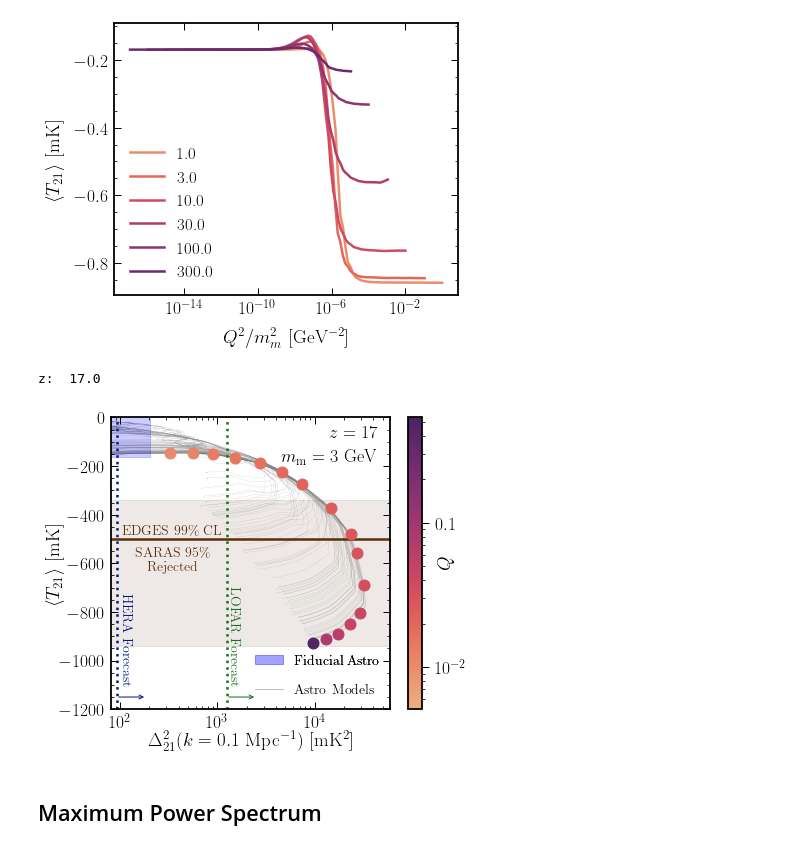
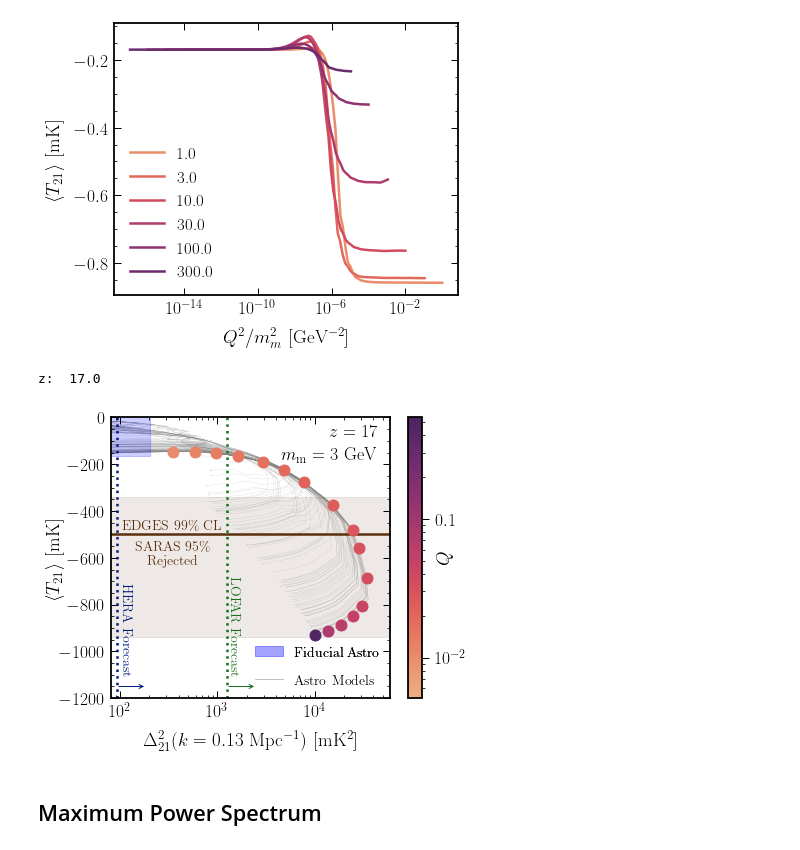
Before and after one commit to hongwanliu/millicharged_DM_with_bath, a Jupyter notebook: notebooks/combine_diff_models.ipynb, the cells around one changed output. Cells and saved outputs as stored; diff of their text form; code cells hidden in the pictures.

Commit message:
updated to use 0.2h per Mpc, added new HERA

```diff
--- a/notebooks/combine_diff_models.ipynb
+++ b/notebooks/combine_diff_models.ipynb
@@ -360,5 +363,5 @@ print(rel_bounds_df)
 # %%
-power_spec_ary = dill.load(open('/scratch/gpfs/hongwanl/millicharged_DM_with_bath/power_spec/all_models/power_spec_at_0_1_per_Mpc.p', 'rb'))
+power_spec_ary = dill.load(open('/scratch/gpfs/hongwanl/millicharged_DM_with_bath/power_spec/all_models/power_spec_at_0_134_per_Mpc.p', 'rb'))
 
 plt.rc('axes', prop_cycle=cycler('color', sns.color_palette('flare', 6)))
 
@@ -368,14 +371,14 @@ k_ary, delta2_ary = T21_fluc.power_spec
 
 print('Q: ', T21_fluc.data_dict['Q'][20])
 print('m_m in GeV: ', T21_fluc.data_dict['m_m'][mm_ind])
-print('k in Mpc^-1: ', k_ary[1536])
+print('k in Mpc^-1: ', k_ary[1601])
 
 plt.figure()
 
 plt.yscale('log')
 
 plt.xlabel(r'$z$')
-plt.ylabel(r'$\Delta_{21}^2$ [mK$^2$]')
+plt.ylabel(r'$\Delta_{21}^2(k = 0.13$ Mpc$^{-1}$) [mK$^2$]')
 
 # plt.title(r'\bf{21-cm Power Spectrum}')
 
@@ -406,7 +409,7 @@ astro_fiducial_plot = plt.fill_between(astro_models_z_ary, max_PK, min_PK, color
 
 palette = sns.color_palette('dark')
 
-color_dict = {'MWA 32T': palette[0], 'HERA': palette[1], 'LOFAR': palette[2], 'MWA phase I': palette[3]}
+color_dict = {'MWA 32T': palette[0], 'HERA': palette[1], 'LOFAR': palette[2], 'MWA phase I': palette[3], 'PAPER': palette[4], 'MWA phase II': palette[3]}
 
 for z,delta_squared,tele in zip(
     rel_bounds_df['redshift'], rel_bounds_df['delta_squared'], rel_bounds_df['telescope']
@@ -414,19 +417,26 @@ for z,delta_squared,tele in zip(
 
     plt.scatter(z, delta_squared, color=color_dict[tele], linewidth=1)
 
-    ax.annotate(
-        "", xy=(z*1.002, delta_squared),
-        xytext=(z*1.002, delta_squared/5),
-        arrowprops=dict(arrowstyle="<-", color=color_dict[tele], linewidth=3)
-    )
+    if tele == 'HERA':
+        ax.annotate(
+            "", xy=(z*1.002, delta_squared),
+            xytext=(z*1.002, delta_squared/2.8),
+            arrowprops=dict(arrowstyle="<-", color=color_dict[tele], linewidth=3)
+        )
+    else:
+        ax.annotate(
+            "", xy=(z*1.002, delta_squared),
+            xytext=(z*1.002, delta_squared/5),
+            arrowprops=dict(arrowstyle="<-", color=color_dict[tele], linewidth=3)
+        )
 
 # plt.text(x=10, y=3e5, s=r'$m_\mathrm{m}$ = 3 GeV', fontsize=16)
-plt.text(x=23, y=2e7, s=r'$k$ = 0.1 Mpc$^{-1}$', fontsize=16)
+plt.text(x=22.7, y=2e7, s=r'$k$ = 0.13 Mpc$^{-1}$', fontsize=16)
 
-plt.text(x=11.5, y=3e5, s='MWA 32T', fontsize=14, color=palette[0])
-plt.text(x=11, y=2e4, s='HERA', fontsize=14, color=palette[1])
-plt.text(x=9.3, y=5e3, s='LOFAR', fontsize=14, color=palette[2])
-plt.text(x=16, y=1e6, s='MWA Phase I', fontsize=14, color=palette[3])
+plt.text(x=12.2, y=1.2e7, s='MWA 32T', fontsize=14, color=palette[0])
+plt.text(x=10.7, y=9e3, s='HERA', fontsize=14, color=palette[1])
+plt.text(x=9.5, y=3e4, s='LOFAR', fontsize=14, color=palette[2])
+# plt.text(x=16, y=1e6, s='MWA Phase I', fontsize=14, color=palette[3])
 
 
 legend1 = plt.legend(handles=[all_astro_plot], fontsize=14, bbox_to_anchor=(1, 0.9))
@@ -734,35 +744,35 @@ ax.annotate(
     arrowprops=dict(arrowstyle="<-", color=palette[2], linewidth=1)
 )
 
-plt.xlabel(r'$\Delta_{21}^2  (k = 0.1$ Mpc$^{-1}$) [mK$^2$]', labelpad=-1)
+plt.xlabel(r'$\Delta_{21}^2  (k = 0.13$ Mpc$^{-1}$) [mK$^2$]')
 plt.ylabel(r'$\langle T_{21} \rangle$ [mK]', labelpad=-5)
 
 
 legend1 = plt.legend(handles=[all_astro_plot], fontsize=14, bbox_to_anchor=(0.47, 0.13))
 legend2 = plt.legend(handles=[astro_fiducial_plot], fontsize=14, bbox_to_anchor=(0.47, 0.23))
 
 ax = plt.gca()
 
 cbar = plt.colorbar(cm.ScalarMappable(norm=colors.LogNorm(vmin=Qlis[Q_min_ind], vmax=Qlis[Q_max_ind]), cmap='flare'), ax=ax)
 cbar.set_label(r'$Q$', labelpad=-30)
 cbar.ax.tick_params(axis='y', direction='out', which='both')
 
 
 # legend1 = plt.legend(handles=mm_handles_list, ncol=2, fontsize=14, handlelength=.4, title=r'$m_m$', title_fontsize=18, columnspacing=0.8, loc='lower right')
 # legend2 = plt.legend(handles=Q_handles_list, ncol=2, fontsize=14, handlelength=.6, title=r'$Q$', title_fontsize=18, columnspacing=1, loc='upper right')
 
 ax.add_artist(legend1)
 
 ax.add_artist(legend2)
 
 plt.axis([80., 6e4, -1200, 0])
 
 plt.tight_layout()
 
 plt.savefig('plots/global_signal_vs_power_spec.pdf')
 # %% [output]
 z:  17.0
-[figure, old version]
+[figure, new version]
 # %% [markdown]
 ## Maximum Power Spectrum
 # %%
```
Also changed, not shown: parts of 4 cells of this notebook, 4 other files.
